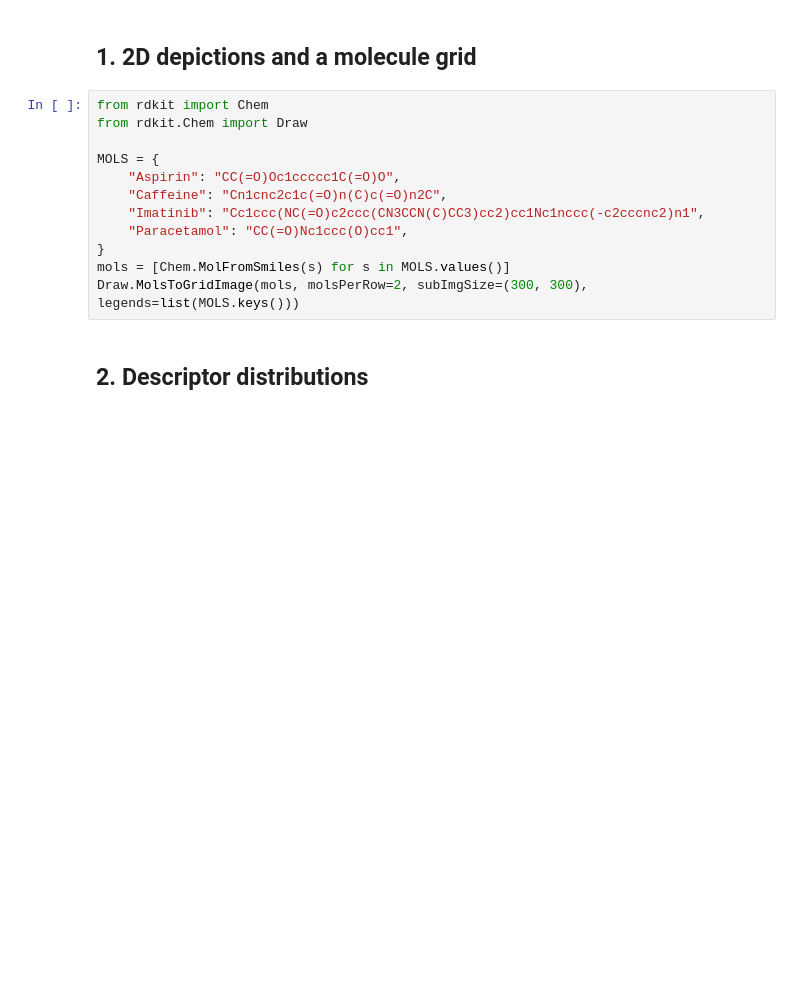
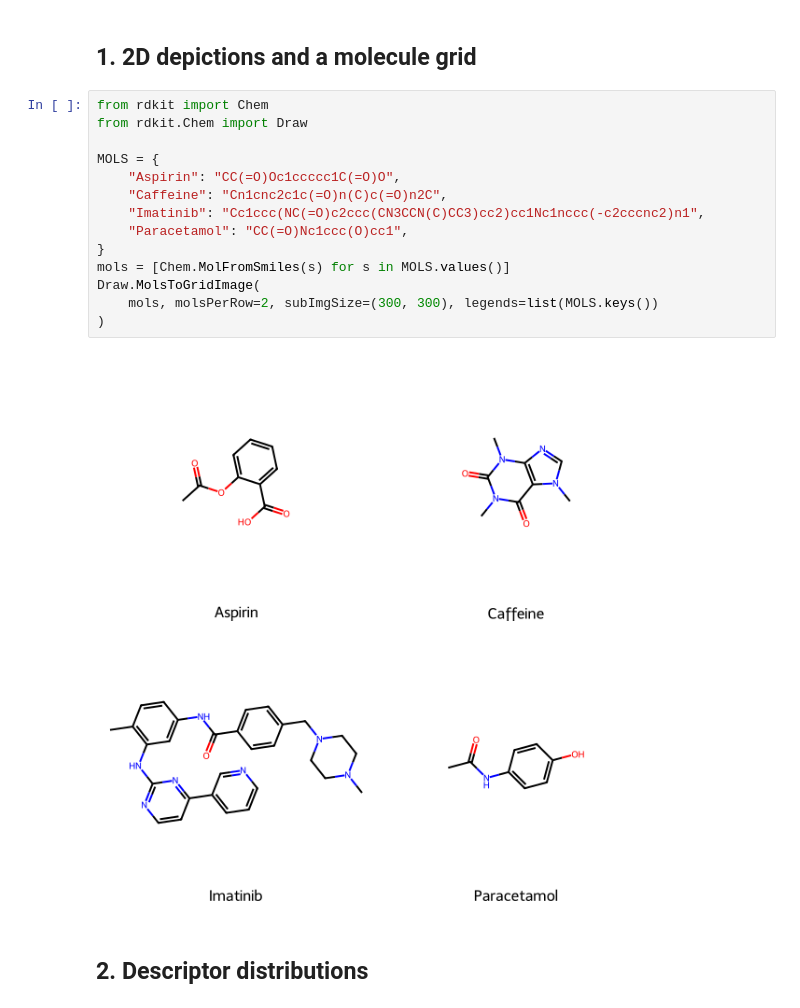
Before and after one commit to IvanReznikov/LangChain4LifeSciencesHealthcare, a Jupyter notebook: notebooks/Chapter 06. LangChain for Chemistry/LC4LSH_Chapter_6_Chemical_Visualization.ipynb, the cells around one changed output. Cells and saved outputs as stored; diff of their text form; blank space fills up the shorter version.

```diff
--- a/notebooks/Chapter 06. LangChain for Chemistry/LC4LSH_Chapter_6_Chemical_Visualization.ipynb
+++ b/notebooks/Chapter 06. LangChain for Chemistry/LC4LSH_Chapter_6_Chemical_Visualization.ipynb
@@ -74,15 +119,19 @@ Every figure should be traceable to its source data. These examples use RDKit +
 # %%
 from rdkit import Chem
 from rdkit.Chem import Draw
 
 MOLS = {
     "Aspirin": "CC(=O)Oc1ccccc1C(=O)O",
     "Caffeine": "Cn1cnc2c1c(=O)n(C)c(=O)n2C",
     "Imatinib": "Cc1ccc(NC(=O)c2ccc(CN3CCN(C)CC3)cc2)cc1Nc1nccc(-c2cccnc2)n1",
     "Paracetamol": "CC(=O)Nc1ccc(O)cc1",
 }
 mols = [Chem.MolFromSmiles(s) for s in MOLS.values()]
-Draw.MolsToGridImage(mols, molsPerRow=2, subImgSize=(300, 300), legends=list(MOLS.keys()))
+Draw.MolsToGridImage(
+    mols, molsPerRow=2, subImgSize=(300, 300), legends=list(MOLS.keys())
+)
+# %% [output]
+[figure, added]
 # %% [markdown]
 ## 2. Descriptor distributions
 # %%
```
Also changed, not shown: parts of 10 cells of this notebook, 9 other files.
